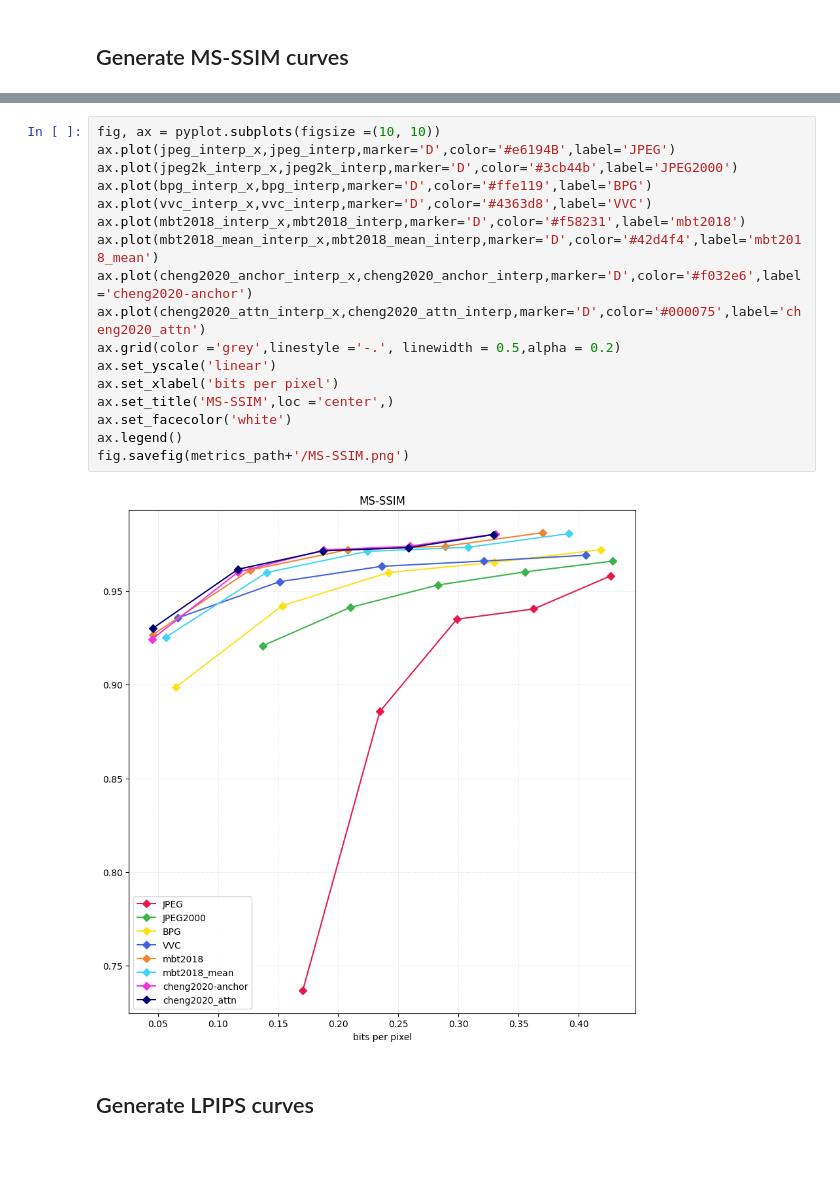
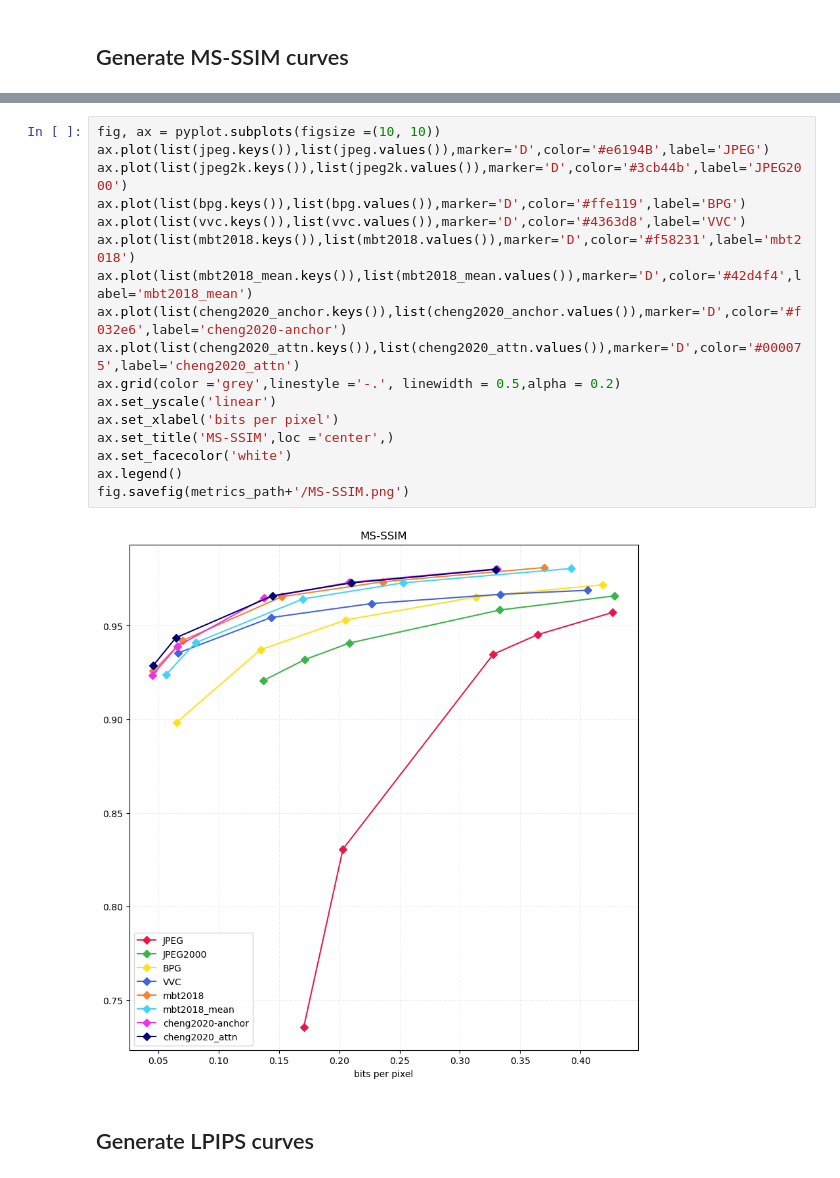
Before and after one commit to ilofX/ImageCompressionAI, a Jupyter notebook: GraphCreator.ipynb, the cells around one changed output, grey strips where cells are left out. Drawn from its saved outputs; the diff is of its cells as text.

```diff
--- a/GraphCreator.ipynb
+++ b/GraphCreator.ipynb
@@ -331,22 +295,22 @@ cheng2020_attn_interp = numpy.polyval(numpy.polyfit(list(cheng2020_attn.keys()),
 # %%
 fig, ax = pyplot.subplots(figsize =(10, 10))
-ax.plot(jpeg_interp_x,jpeg_interp,marker='D',color='#e6194B',label='JPEG')
-ax.plot(jpeg2k_interp_x,jpeg2k_interp,marker='D',color='#3cb44b',label='JPEG2000')
-ax.plot(bpg_interp_x,bpg_interp,marker='D',color='#ffe119',label='BPG')
-ax.plot(vvc_interp_x,vvc_interp,marker='D',color='#4363d8',label='VVC')
-ax.plot(mbt2018_interp_x,mbt2018_interp,marker='D',color='#f58231',label='mbt2018')
-ax.plot(mbt2018_mean_interp_x,mbt2018_mean_interp,marker='D',color='#42d4f4',label='mbt2018_mean')
-ax.plot(cheng2020_anchor_interp_x,cheng2020_anchor_interp,marker='D',color='#f032e6',label='cheng2020-anchor')
-ax.plot(cheng2020_attn_interp_x,cheng2020_attn_interp,marker='D',color='#000075',label='cheng2020_attn')
+ax.plot(list(jpeg.keys()),list(jpeg.values()),marker='D',color='#e6194B',label='JPEG')
+ax.plot(list(jpeg2k.keys()),list(jpeg2k.values()),marker='D',color='#3cb44b',label='JPEG2000')
+ax.plot(list(bpg.keys()),list(bpg.values()),marker='D',color='#ffe119',label='BPG')
+ax.plot(list(vvc.keys()),list(vvc.values()),marker='D',color='#4363d8',label='VVC')
+ax.plot(list(mbt2018.keys()),list(mbt2018.values()),marker='D',color='#f58231',label='mbt2018')
+ax.plot(list(mbt2018_mean.keys()),list(mbt2018_mean.values()),marker='D',color='#42d4f4',label='mbt2018_mean')
+ax.plot(list(cheng2020_anchor.keys()),list(cheng2020_anchor.values()),marker='D',color='#f032e6',label='cheng2020-anchor')
+ax.plot(list(cheng2020_attn.keys()),list(cheng2020_attn.values()),marker='D',color='#000075',label='cheng2020_attn')
 ax.grid(color ='grey',linestyle ='-.', linewidth = 0.5,alpha = 0.2)
 ax.set_yscale('linear')
 ax.set_xlabel('bits per pixel')
 ax.set_title('MS-SSIM',loc ='center',)
 ax.set_facecolor('white')
 ax.legend()
 fig.savefig(metrics_path+'/MS-SSIM.png')
 # %% [output]
-[figure, old version]
+[figure, new version]
 # %% [markdown]
 ## Generate LPIPS curves
 # %%
```
Also changed, not shown: parts of 7 cells of this notebook.
